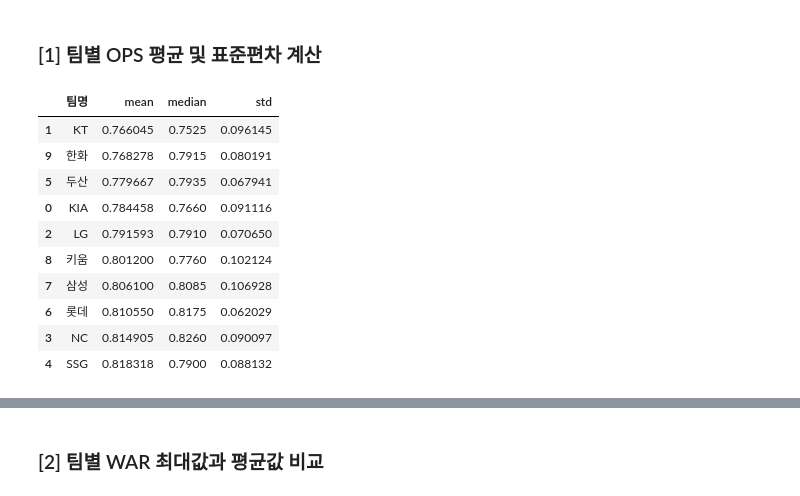
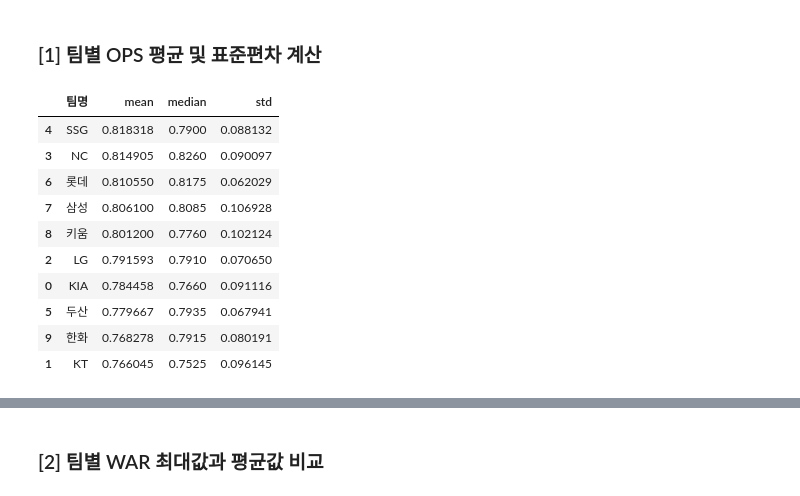
Before and after one commit to Seonyeol-Jeong/KBO_analysis, a Jupyter notebook: 변수.ipynb, the cells around one changed output, grey strips where cells are left out. Drawn from its saved outputs; the diff is of its cells as text; code cells hidden in the pictures.

```diff
--- a/변수.ipynb
+++ b/변수.ipynb
@@ -136,3 +136,24 @@ plt.show()
 2023년에 키움 선수 왜 1명이지
 => 팀 뎁스가 넓어서 규정타석을 만족하는 선수가 적은 거 같음
 => 다른 팀은 특정 선수에 대한 의존도가 높다고 판단하면 될 거 같음
+# %%
+import pandas as pd
+import matplotlib.pyplot as plt
+import seaborn as sns
+
+# 데이터 불러오기
+df = pd.read_csv("kbo_21_24_merged.csv", encoding='cp949')
+
+# 팀별 고유 선수 수 (연도 무시하고 전체 기간 기준)
+team_counts_total = df.groupby('팀명')['선수명'].nunique().reset_index()
+team_counts_total.columns = ['팀명', '선수수']
+
+# 팀별 고유 선수 수 시각화
+plt.figure(figsize=(10, 6))
+sns.barplot(data=team_counts_total, x='팀명', y='선수수', order=team_counts_total.sort_values('선수수', ascending=False)['팀명'])
+plt.title('팀별 고유 선수 수 (2021~2024 전체 기준)')
+plt.ylabel('선수 수')
+plt.xlabel('팀명')
+plt.xticks(rotation=45)
+plt.tight_layout()
+plt.show()
@@ -533,17 +556,17 @@ top_corr_df
 # %% [markdown]
 ### [1] 팀별 OPS 평균 및 표준편차 계산
 # %%
-ops_stats = df.groupby('팀명')['OPS'].agg(['mean', 'median', 'std']).reset_index().sort_values(by='mean')
+ops_stats = df.groupby('팀명')['OPS'].agg(['mean', 'median', 'std']).reset_index().sort_values(by='mean', ascending=False)
 ops_stats
 # %% [output]
 |  | 팀명 | mean | median | std |
+| 4 | SSG | 0.818318 | 0.7900 | 0.088132 |
+| 3 | NC | 0.814905 | 0.8260 | 0.090097 |
+| 6 | 롯데 | 0.810550 | 0.8175 | 0.062029 |
+| 7 | 삼성 | 0.806100 | 0.8085 | 0.106928 |
+| 8 | 키움 | 0.801200 | 0.7760 | 0.102124 |
+| 2 | LG | 0.791593 | 0.7910 | 0.070650 |
+| 0 | KIA | 0.784458 | 0.7660 | 0.091116 |
+| 5 | 두산 | 0.779667 | 0.7935 | 0.067941 |
+| 9 | 한화 | 0.768278 | 0.7915 | 0.080191 |
 | 1 | KT | 0.766045 | 0.7525 | 0.096145 |
-| 9 | 한화 | 0.768278 | 0.7915 | 0.080191 |
-| 5 | 두산 | 0.779667 | 0.7935 | 0.067941 |
-| 0 | KIA | 0.784458 | 0.7660 | 0.091116 |
-| 2 | LG | 0.791593 | 0.7910 | 0.070650 |
-| 8 | 키움 | 0.801200 | 0.7760 | 0.102124 |
-| 7 | 삼성 | 0.806100 | 0.8085 | 0.106928 |
-| 6 | 롯데 | 0.810550 | 0.8175 | 0.062029 |
-| 3 | NC | 0.814905 | 0.8260 | 0.090097 |
-| 4 | SSG | 0.818318 | 0.7900 | 0.088132 |
```
Also changed, not shown: parts of 10 cells of this notebook.
